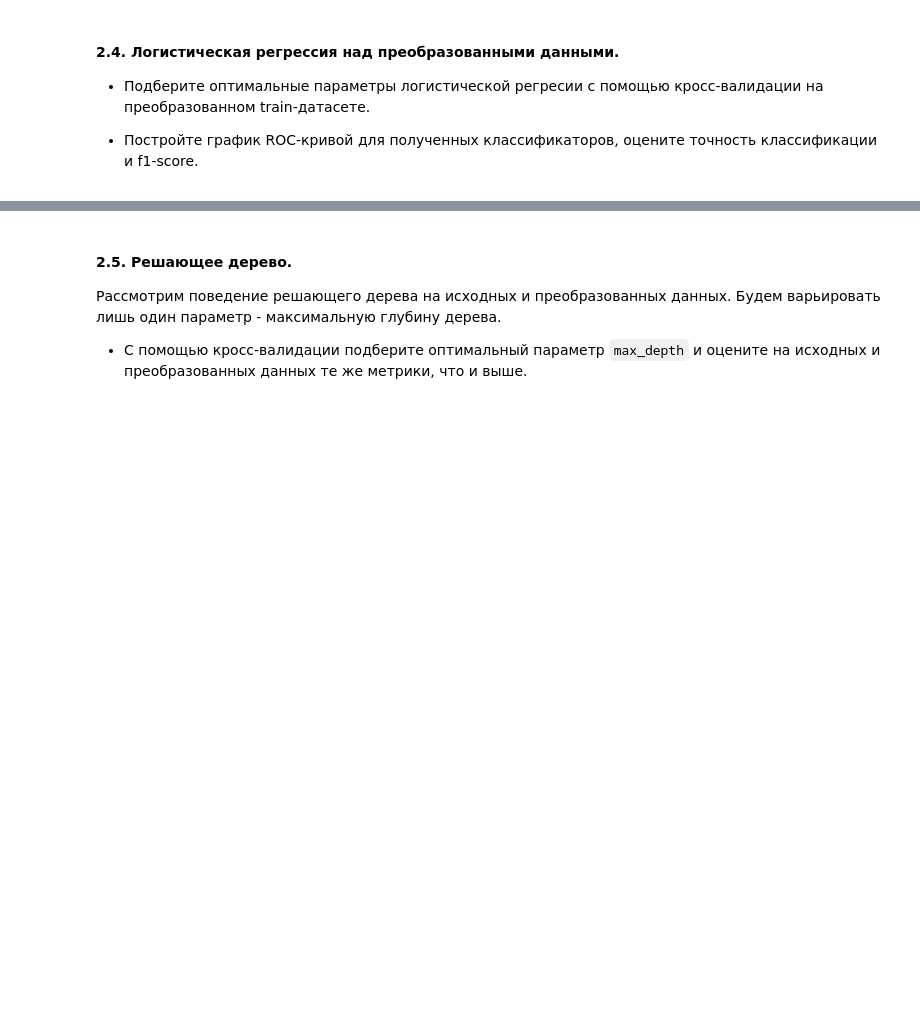
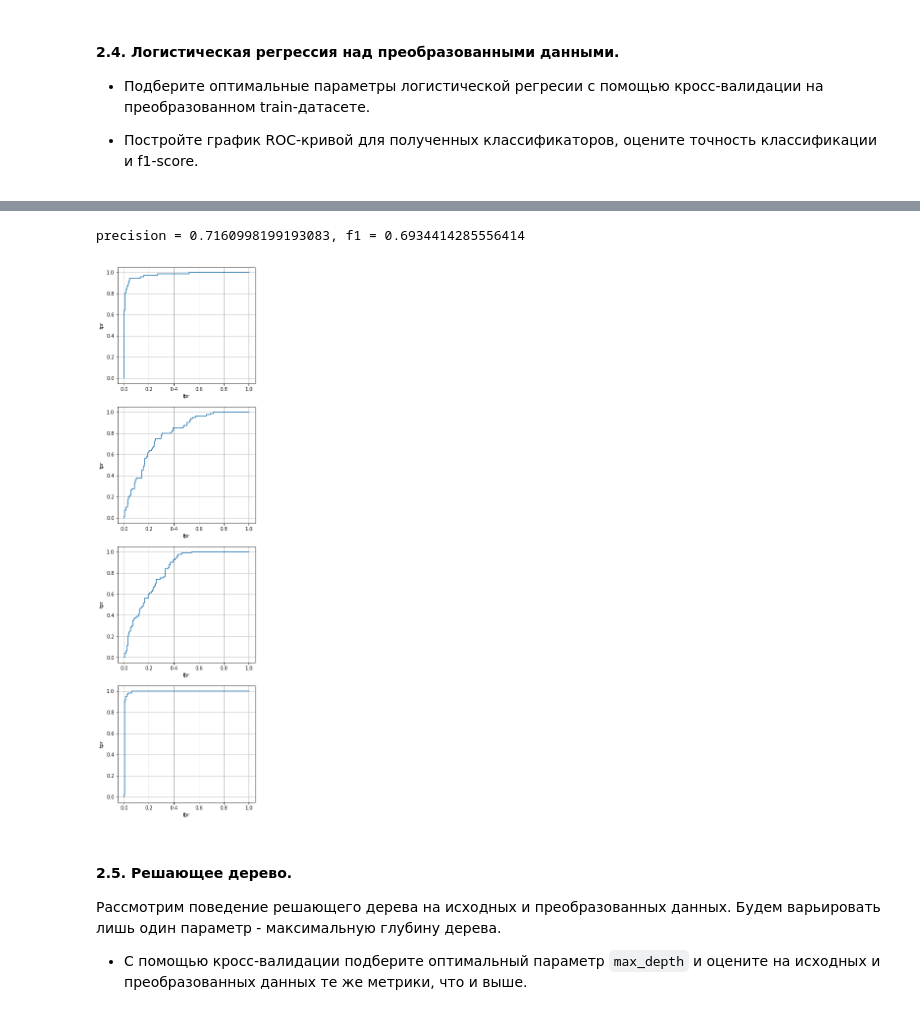
Before and after one commit to Binpord/ml-mipt-homeworks, a Jupyter notebook: Lab1/Lab1_Linear_and_Ensembles.ipynb, the cells around one changed output, grey strips where cells are left out. Drawn from its saved outputs; the diff is of its cells as text; code cells hidden in the pictures; blank space fills up the shorter version.

```diff
--- a/Lab1/Lab1_Linear_and_Ensembles.ipynb
+++ b/Lab1/Lab1_Linear_and_Ensembles.ipynb
@@ -133,12 +171,0 @@ grid_res = pd.DataFrame(grid.cv_results_)
-# %%
-fig, axs = plt.subplots(1, 2, figsize=(10, 5))
-for ax, penalty in zip(axs, ['l1', 'l2']):
-    p_res = grid_res[grid_res['param_penalty'] == penalty]
-
-    ax.plot(p_res['param_C'], p_res['mean_test_score'])
-    ax.set_ylabel('precision')
-    ax.set_xlabel('C')
-    ax.set_title('{} penalty'.format(penalty))
-    ax.grid()
-
-fig.show()
@@ -264,3 +253,8 @@ precision = 0.7377662590820486, f1 = 0.6857266560765254
+# %%
+plot_roc_curve(X_train_pca, X_test_pca, y_train, y_test, LogisticRegression(**lr_best_params_pca, random_state=42))
+# %% [output]
+precision = 0.7160998199193083, f1 = 0.6934414285556414
+[figure, added]
 # %% [markdown]
 #### 2.5. Решающее дерево.
 Рассмотрим поведение решающего дерева на исходных и преобразованных данных. Будем варьировать лишь один параметр - максимальную глубину дерева.
```
Also changed, not shown: parts of 28 cells of this notebook.
